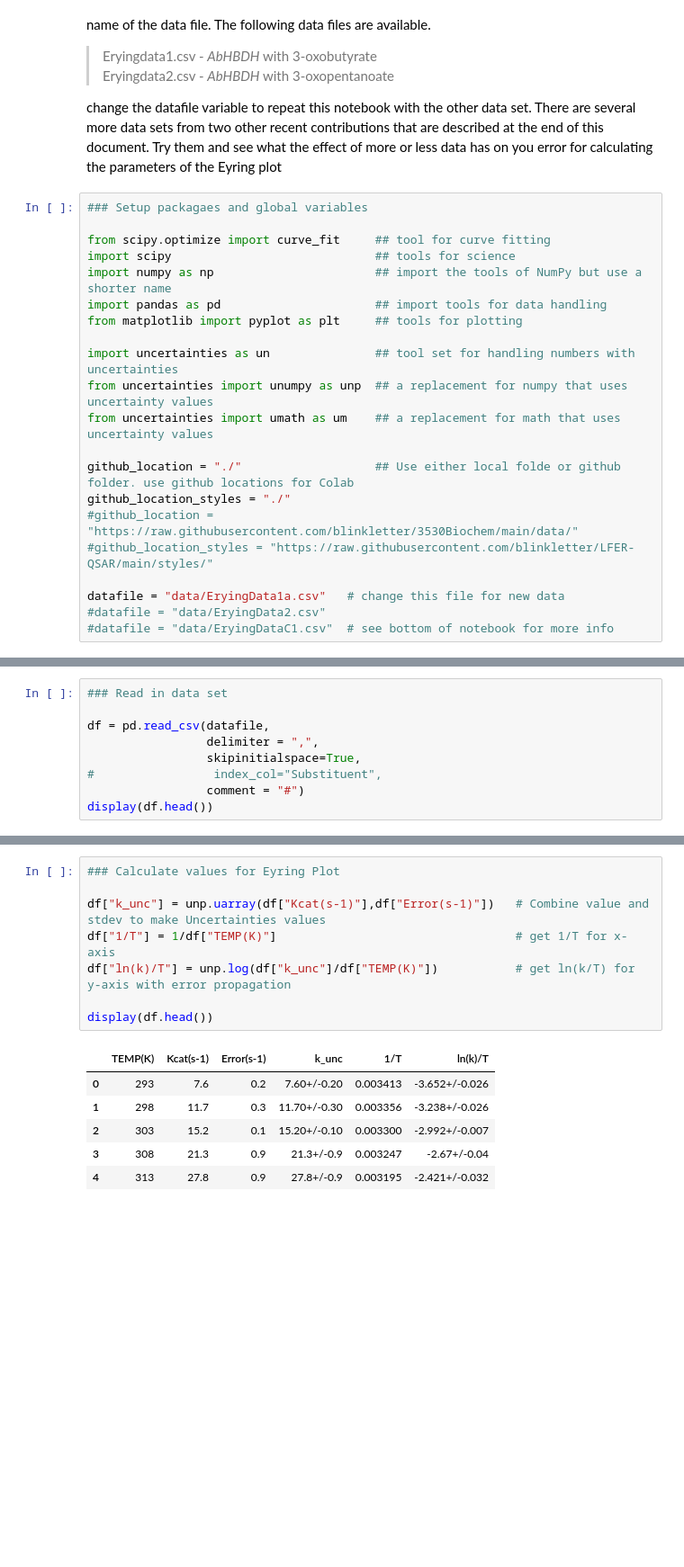
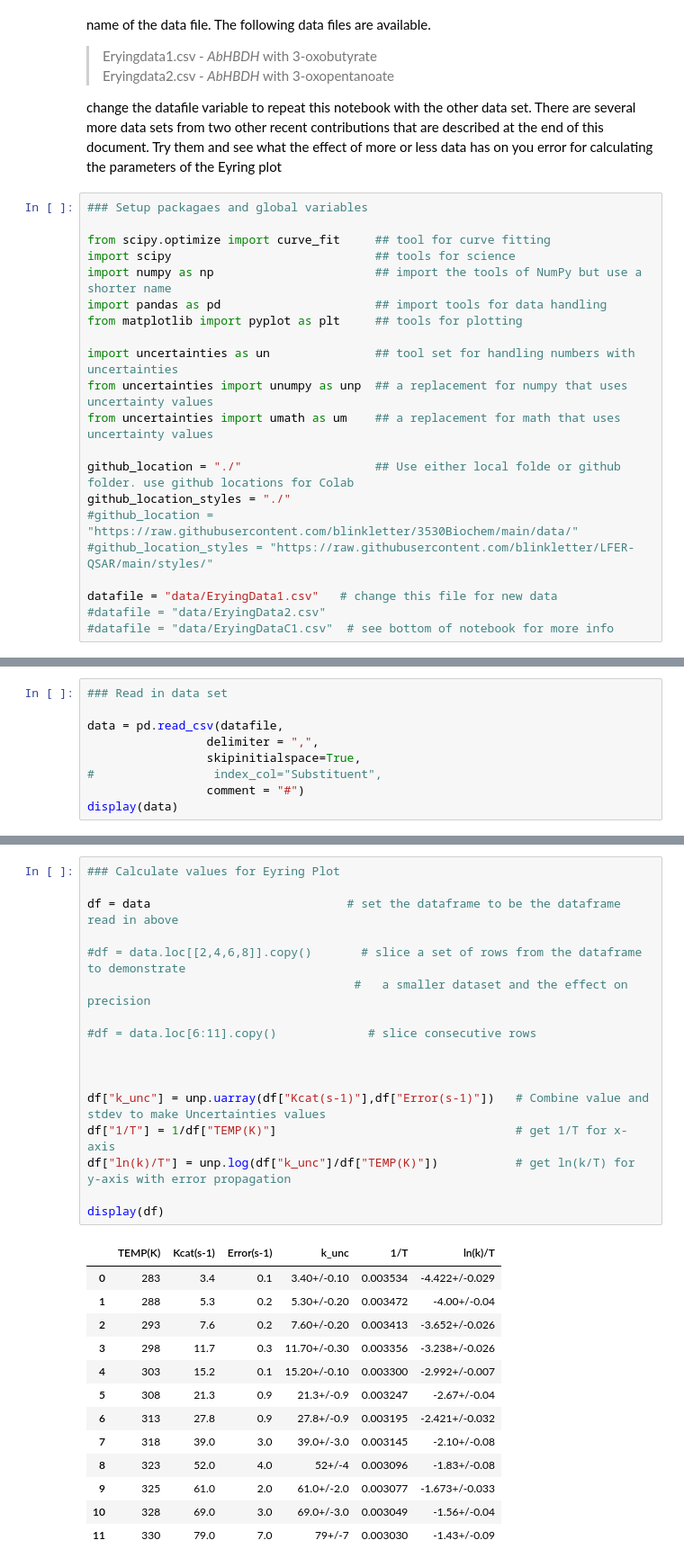
Before and after one commit to blinkletter/StealThisCode, a Jupyter notebook: 5_Erying/5_Erying_Plots.ipynb, the cells around one changed output, grey strips where cells are left out. Shown at 90% size. Drawn from its saved outputs; the diff is of its cells as text; blank space fills up the shorter version.

```diff
--- a/5_Erying/5_Erying_Plots.ipynb
+++ b/5_Erying/5_Erying_Plots.ipynb
@@ -55,7 +55,7 @@ github_location_styles = "./"
 #github_location = "https://raw.githubusercontent.com/blinkletter/3530Biochem/main/data/"
 #github_location_styles = "https://raw.githubusercontent.com/blinkletter/LFER-QSAR/main/styles/"
 
-datafile = "data/EryingData1a.csv"   # change this file for new data
+datafile = "data/EryingData1.csv"   # change this file for new data
 #datafile = "data/EryingData2.csv"
 #datafile = "data/EryingDataC1.csv"  # see bottom of notebook for more info
 # %%
@@ -87,11 +87,11 @@ err_S = np.sqrt((0.9/21.3)**2 * 8**2 * (283**2 + 330**2) / (330-283)**2)
 # %%
 ### Read in data set
 
-df = pd.read_csv(datafile,
+data = pd.read_csv(datafile,
                  delimiter = ",",
                  skipinitialspace=True,
 #                 index_col="Substituent",
                  comment = "#")
-display(df.head())
+display(data)
 # %% [output]
 |  | TEMP(K) | Kcat(s-1) | Error(s-1) |
@@ -103,18 +110,34 @@ display(df.head())
 # %%
 ### Calculate values for Eyring Plot
+
+df = data                            # set the dataframe to be the dataframe read in above
+
+#df = data.loc[[2,4,6,8]].copy()       # slice a set of rows from the dataframe to demonstrate
+                                      #   a smaller dataset and the effect on precision
+
+#df = data.loc[6:11].copy()             # slice consecutive rows
+
+
 
 df["k_unc"] = unp.uarray(df["Kcat(s-1)"],df["Error(s-1)"])   # Combine value and stdev to make Uncertainties values
 df["1/T"] = 1/df["TEMP(K)"]                                  # get 1/T for x-axis
 df["ln(k)/T"] = unp.log(df["k_unc"]/df["TEMP(K)"])           # get ln(k/T) for y-axis with error propagation
 
-display(df.head())
+display(df)
 # %% [output]
 |  | TEMP(K) | Kcat(s-1) | Error(s-1) | k_unc | 1/T | ln(k)/T |
-| 0 | 293 | 7.6 | 0.2 | 7.60+/-0.20 | 0.003413 | -3.652+/-0.026 |
-| 1 | 298 | 11.7 | 0.3 | 11.70+/-0.30 | 0.003356 | -3.238+/-0.026 |
-| 2 | 303 | 15.2 | 0.1 | 15.20+/-0.10 | 0.003300 | -2.992+/-0.007 |
-| 3 | 308 | 21.3 | 0.9 | 21.3+/-0.9 | 0.003247 | -2.67+/-0.04 |
-| 4 | 313 | 27.8 | 0.9 | 27.8+/-0.9 | 0.003195 | -2.421+/-0.032 |
+| 0 | 283 | 3.4 | 0.1 | 3.40+/-0.10 | 0.003534 | -4.422+/-0.029 |
+| 1 | 288 | 5.3 | 0.2 | 5.30+/-0.20 | 0.003472 | -4.00+/-0.04 |
+| 2 | 293 | 7.6 | 0.2 | 7.60+/-0.20 | 0.003413 | -3.652+/-0.026 |
+| 3 | 298 | 11.7 | 0.3 | 11.70+/-0.30 | 0.003356 | -3.238+/-0.026 |
+| 4 | 303 | 15.2 | 0.1 | 15.20+/-0.10 | 0.003300 | -2.992+/-0.007 |
+| 5 | 308 | 21.3 | 0.9 | 21.3+/-0.9 | 0.003247 | -2.67+/-0.04 |
+| 6 | 313 | 27.8 | 0.9 | 27.8+/-0.9 | 0.003195 | -2.421+/-0.032 |
+| 7 | 318 | 39.0 | 3.0 | 39.0+/-3.0 | 0.003145 | -2.10+/-0.08 |
+| 8 | 323 | 52.0 | 4.0 | 52+/-4 | 0.003096 | -1.83+/-0.08 |
+| 9 | 325 | 61.0 | 2.0 | 61.0+/-2.0 | 0.003077 | -1.673+/-0.033 |
+| 10 | 328 | 69.0 | 3.0 | 69.0+/-3.0 | 0.003049 | -1.56+/-0.04 |
+| 11 | 330 | 79.0 | 7.0 | 79+/-7 | 0.003030 | -1.43+/-0.09 |
 # %%
 ### Choose our x and y values.
 
```
Also changed, not shown: parts of 12 cells of this notebook, 11 other files.
